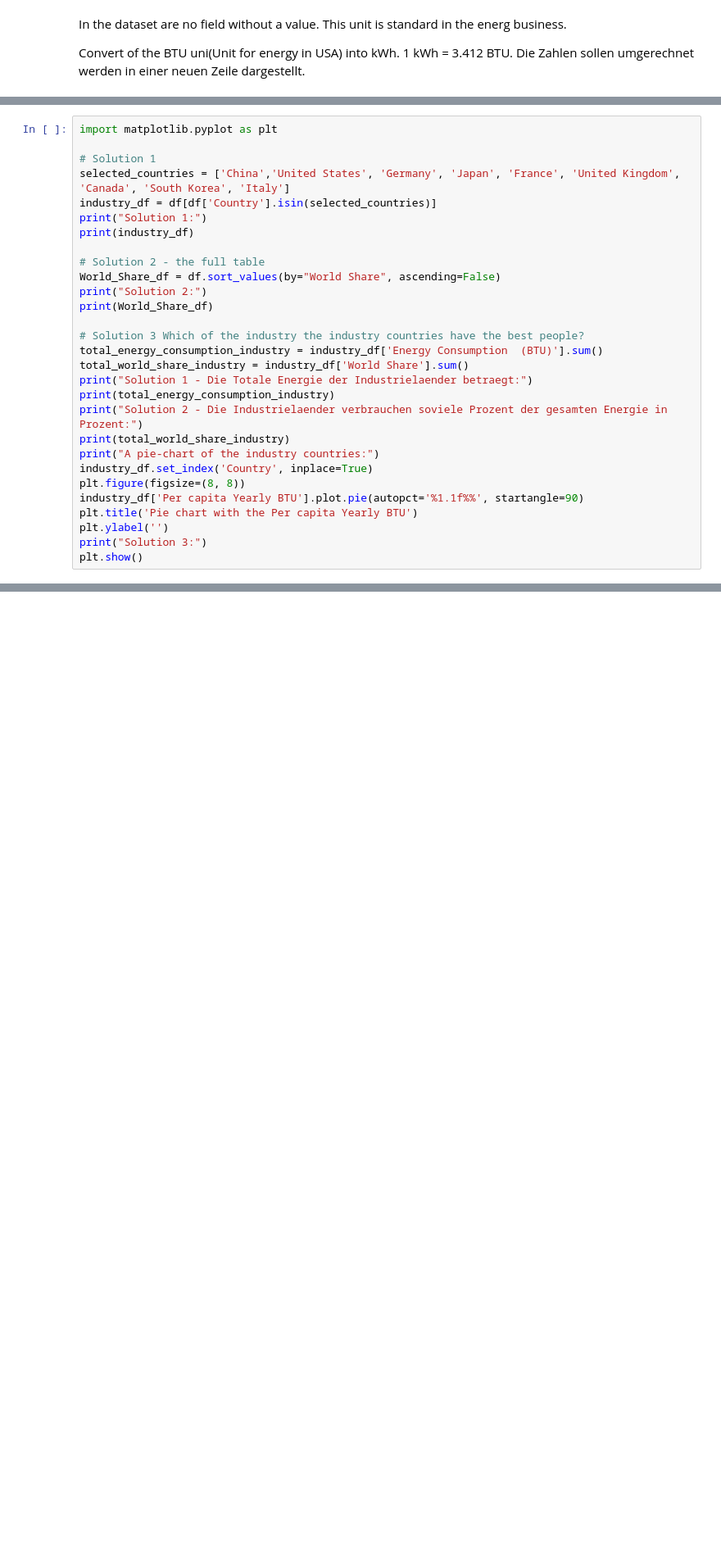
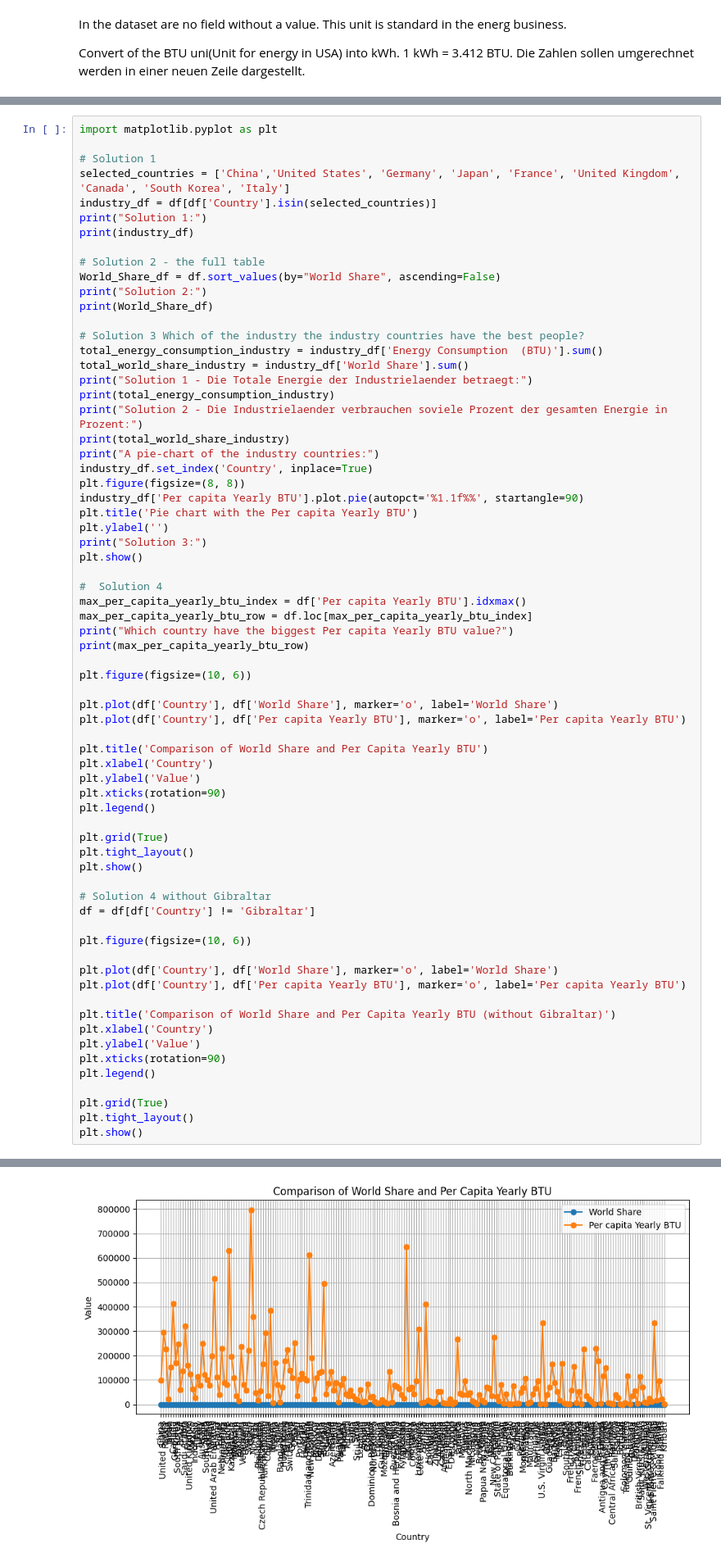
Before and after one commit to MichaelBieri/FFHS_PythonAndFriends, a Jupyter notebook: Abgaben/Teil3_Anwendung von Pandas.ipynb, the cells around one changed output, grey strips where cells are left out. Shown at 82% size. Drawn from its saved outputs; the diff is of its cells as text; blank space fills up the shorter version.

```diff
--- a/Abgaben/Teil3_Anwendung von Pandas.ipynb
+++ b/Abgaben/Teil3_Anwendung von Pandas.ipynb
@@ -141,6 +143,45 @@ plt.title('Pie chart with the Per capita Yearly BTU')
 plt.ylabel('')
 print("Solution 3:")
 plt.show()
+
+#  Solution 4
+max_per_capita_yearly_btu_index = df['Per capita Yearly BTU'].idxmax()
+max_per_capita_yearly_btu_row = df.loc[max_per_capita_yearly_btu_index]
+print("Which country have the biggest Per capita Yearly BTU value?")
+print(max_per_capita_yearly_btu_row)
+
+plt.figure(figsize=(10, 6))
+
+plt.plot(df['Country'], df['World Share'], marker='o', label='World Share')
+plt.plot(df['Country'], df['Per capita Yearly BTU'], marker='o', label='Per capita Yearly BTU')
+
+plt.title('Comparison of World Share and Per Capita Yearly BTU')
+plt.xlabel('Country')
+plt.ylabel('Value')
+plt.xticks(rotation=90)
+plt.legend()
+
+plt.grid(True)
+plt.tight_layout()
+plt.show()
+
+# Solution 4 without Gibraltar
+df = df[df['Country'] != 'Gibraltar']
+
+plt.figure(figsize=(10, 6))
+
+plt.plot(df['Country'], df['World Share'], marker='o', label='World Share')
+plt.plot(df['Country'], df['Per capita Yearly BTU'], marker='o', label='Per capita Yearly BTU')
+
+plt.title('Comparison of World Share and Per Capita Yearly BTU (without Gibraltar)')
+plt.xlabel('Country')
+plt.ylabel('Value')
+plt.xticks(rotation=90)
+plt.legend()
+
+plt.grid(True)
+plt.tight_layout()
+plt.show()
 # %% [output]
 Solution 1:
            Country  Energy Consumption  (BTU)  Energy Consumption (kWh)  \
@@ -162,0 +211 @@ Solution 3:
+[figure, added]
```
Also changed, not shown: parts of 8 cells of this notebook.
